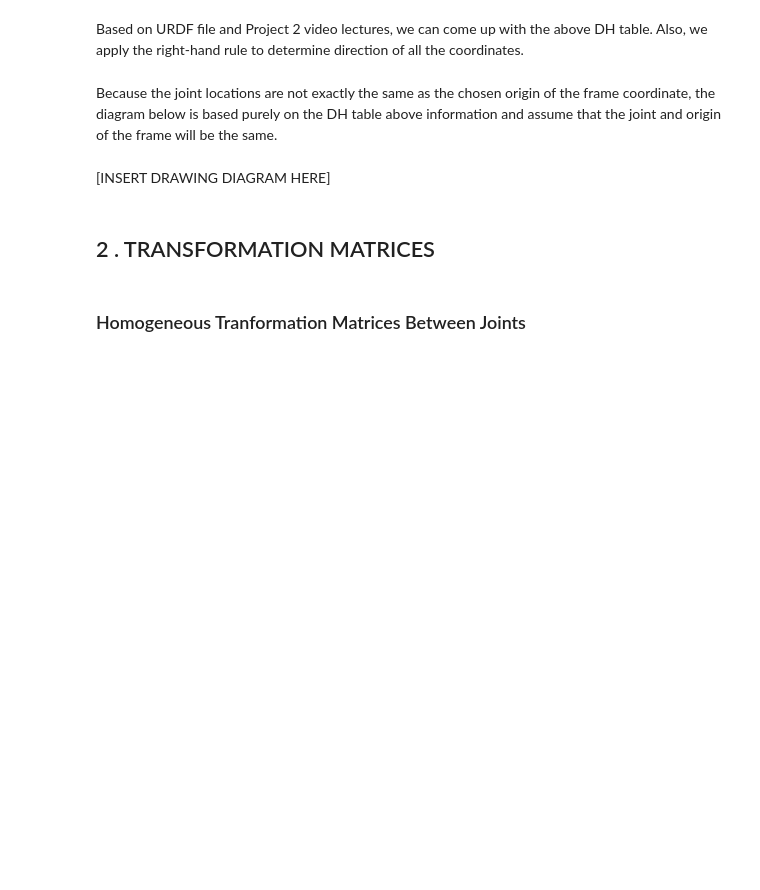
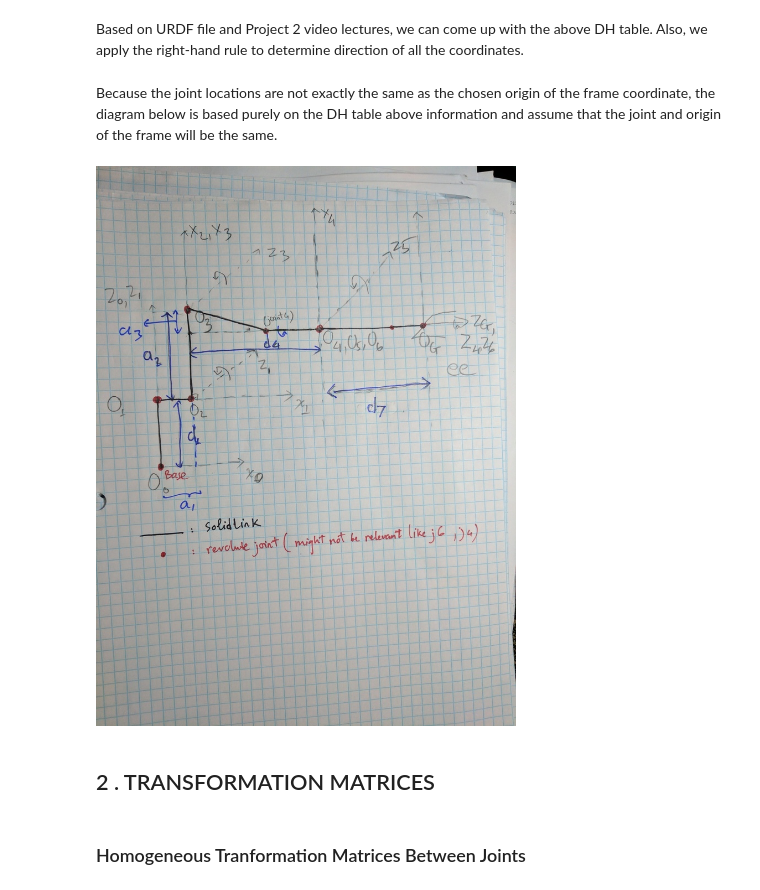
Before and after one commit to riochuong/RoboND-PickAndPlace, a Jupyter notebook: kuka_arm/scripts/Project 2 - WRITEUP.ipynb, the cells around one changed output. Drawn from its saved outputs; the diff is of its cells as text; code cells hidden in the pictures; blank space fills up the shorter version.

```diff
--- a/kuka_arm/scripts/Project 2 - WRITEUP.ipynb
+++ b/kuka_arm/scripts/Project 2 - WRITEUP.ipynb
@@ -37,8 +38,10 @@ s = {
 Based on URDF file and Project 2 video lectures, we can come up with the above DH table. Also, we apply the right-hand rule to determine direction of all the coordinates.
 # %% [markdown]
 Because the joint locations are not exactly the same as the chosen origin of the frame coordinate, the diagram below is based purely on the DH table above information and assume that the joint and origin of the frame will be the same.
-# %% [markdown]
-[INSERT DRAWING DIAGRAM HERE]
+# %%
+Image(filename='pic/DH_diagram.jpg')
+# %% [output]
+[figure, added]
 # %% [markdown]
 ## 2 . TRANSFORMATION MATRICES
 # %% [markdown]
```
Also changed, not shown: parts of 30 cells of this notebook, 2 other files.
